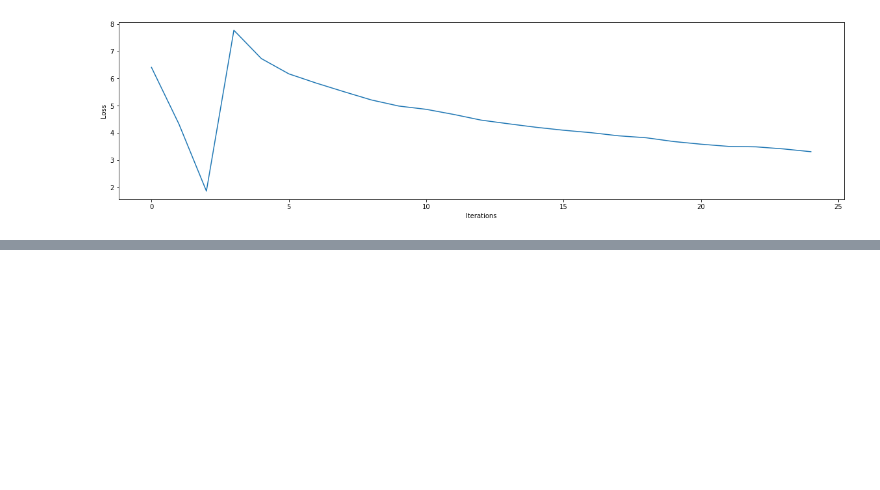
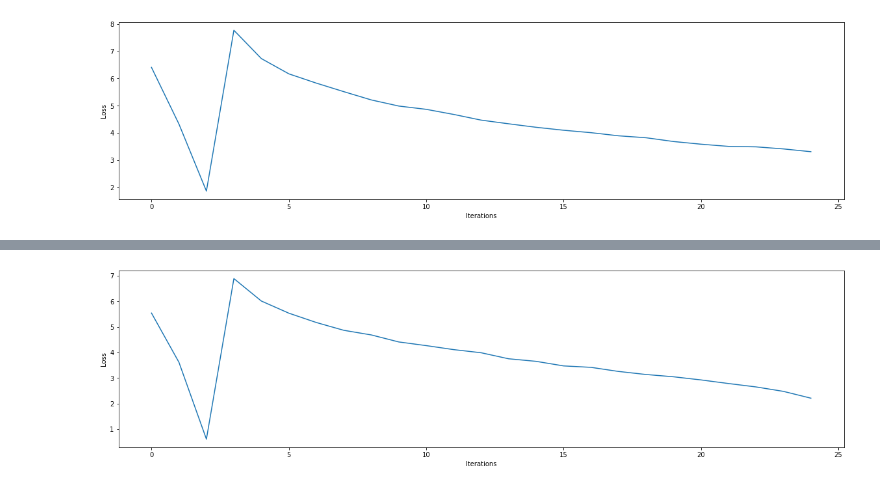
Before and after one commit to rmajumder/266finalproject, a Jupyter notebook: transcap-qb-2/format_results.ipynb, the cells around one changed output, grey strips where cells are left out. Cells and saved outputs as stored; diff of their text form; code cells hidden in the pictures; blank space fills up the shorter version.

```diff
--- a/transcap-qb-2/format_results.ipynb
+++ b/transcap-qb-2/format_results.ipynb
@@ -88,0 +116,4 @@ draw_line_graph(train_loss[0], 'Loss', 'Iterations')
+# %%
+draw_line_graph(train_loss[0], 'Loss', 'Iterations')
+# %% [output]
+[figure, added]
```
Also changed, not shown: parts of 8 cells of this notebook, 34 other files.
